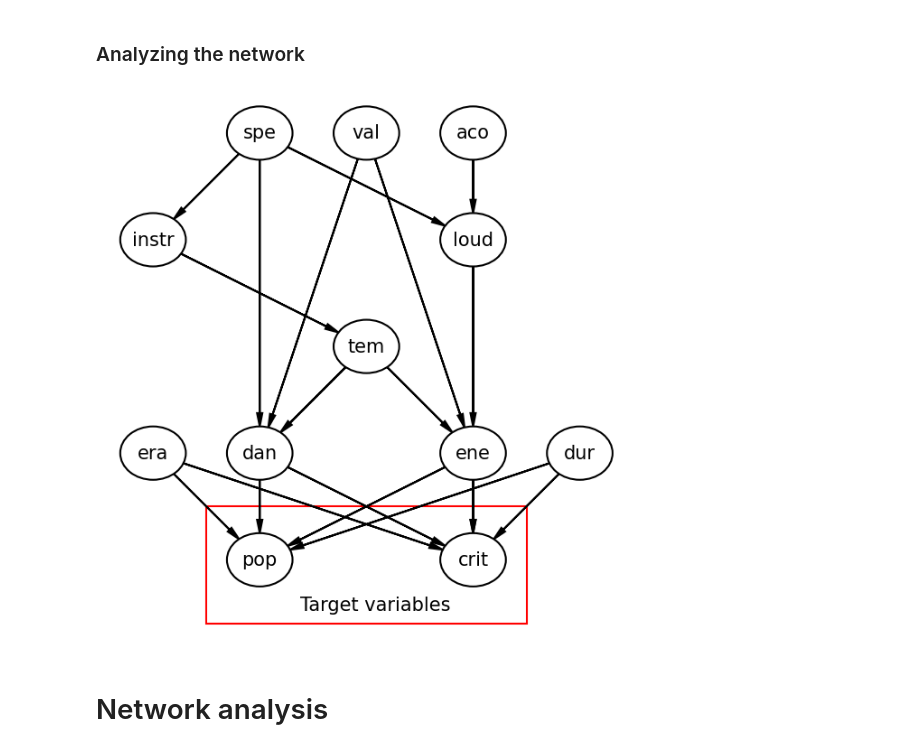
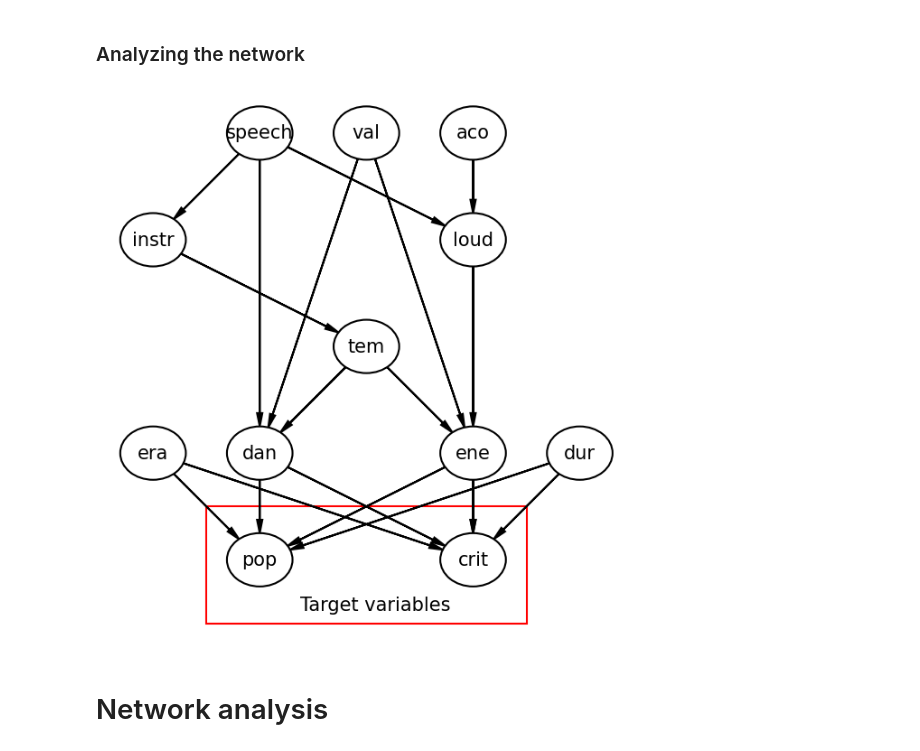
Before and after one commit to MScaramuzzi/FAIKR-3, a Jupyter notebook: new_net.ipynb, the cells around one changed output. Cells and saved outputs as stored; diff of their text form; code cells hidden in the pictures.

```diff
--- a/new_net.ipynb
+++ b/new_net.ipynb
@@ -600,7 +600,7 @@ plt.rcParams["figure.facecolor"] = "w"
 
 # Defining the nodes
 
-pgm.add_node(daft.Node('speech', r"spe", 2, 5))
+pgm.add_node(daft.Node('speech', r"speech", 2, 5))
 pgm.add_node(daft.Node('aco', r"aco", 4, 5))
 pgm.add_node(daft.Node('val', r"val", 3,5))
 
@@ -619,31 +619,31 @@ pgm.add_node(daft.Node('crit', r"crit", 4, 1))
 
 #edges
 
 pgm.add_edge('instr', 'tem')
 pgm.add_edge('speech', 'instr')
 pgm.add_edge('speech', 'loud')
 pgm.add_edge('speech', 'dan')
 
 pgm.add_edge('aco', 'loud')
 pgm.add_edge('val', 'dan')
 pgm.add_edge('val', 'ene')
 
 pgm.add_edge('loud', 'ene')
 pgm.add_edge('tem', 'ene')
 pgm.add_edge('tem', 'dan')
 
 pgm.add_edge('dan', 'pop')
 pgm.add_edge('dan', 'crit')
 pgm.add_edge('ene', 'crit')
 pgm.add_edge('dur', 'crit')
 pgm.add_edge('era', 'crit')
 pgm.add_edge('era', 'pop')
 pgm.add_edge('ene', 'crit')
 pgm.add_edge('ene', 'pop')
 pgm.add_edge('dur', 'pop')
 
 pgm.add_plate([1.5,0.5,3, 1],label=r"Target variables ",shift=-0.1,label_offset=[50,5],rect_params={"ec":"red"})
 pgm.render()
 plt.show()
 # %% [output]
-[figure, old version]
+[figure, new version]
```
Also changed, not shown: parts of 27 cells of this notebook.
